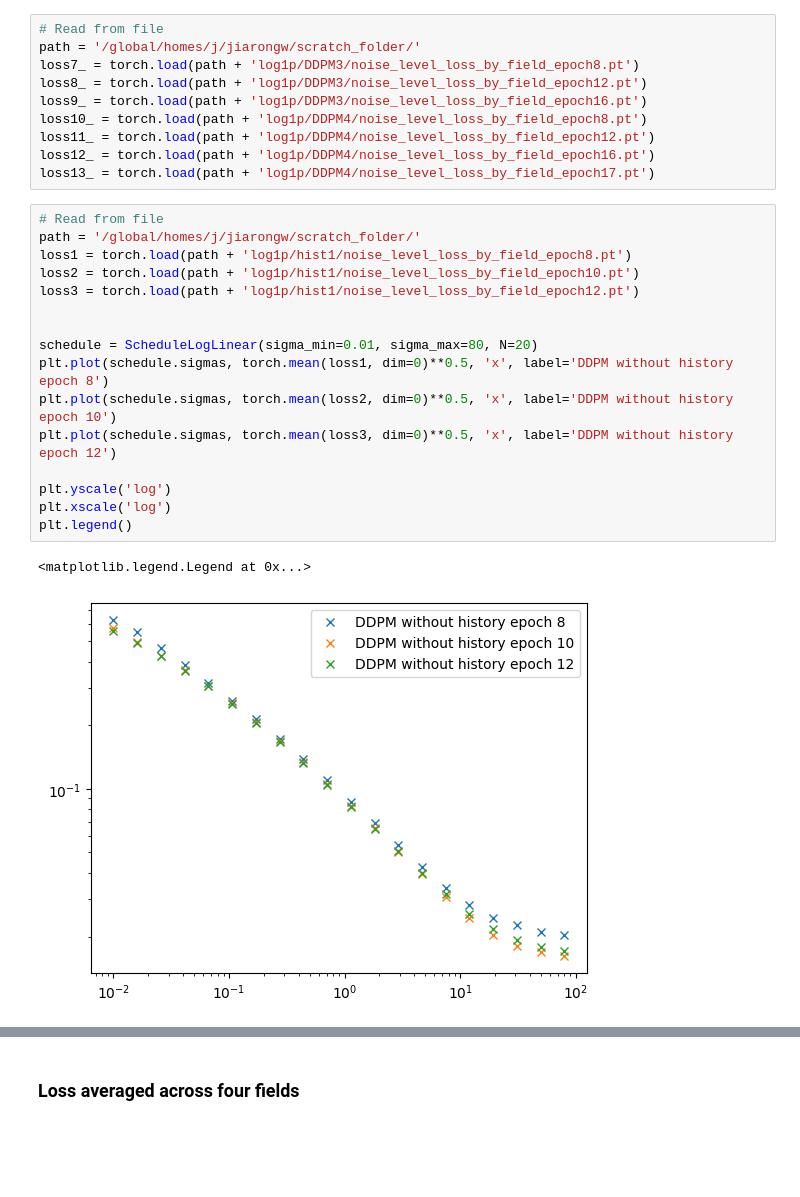
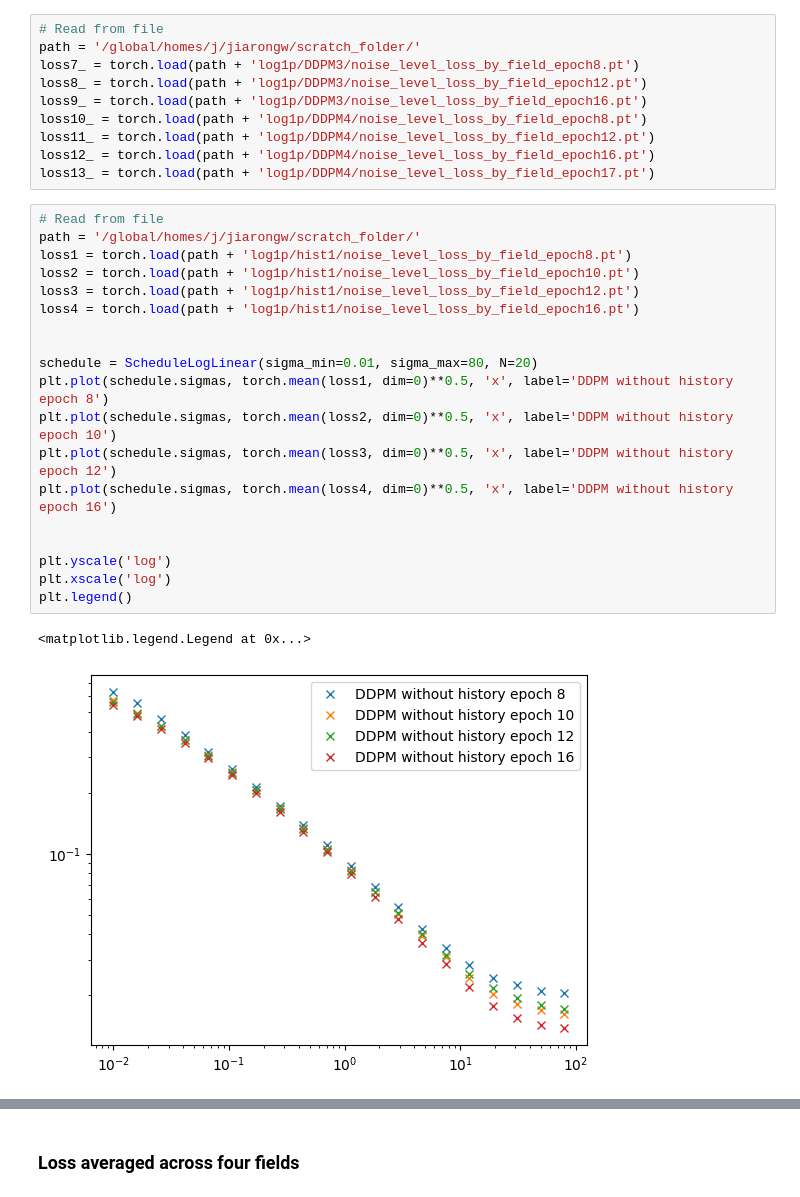
Before and after one commit to jiarong-wu/wavediffusion, a Jupyter notebook: example/wave_noise_test.ipynb, the cells around one changed output, grey strips where cells are left out. Saved outputs shown, nothing was run; the diff lists cells and outputs as text; blank space fills up the shorter version.

Commit message:
Experiment with history.

```diff
--- a/example/wave_noise_test.ipynb
+++ b/example/wave_noise_test.ipynb
@@ -185,19 +185,22 @@ loss13_ = torch.load(path + 'log1p/DDPM4/noise_level_loss_by_field_epoch17.pt')
 # %%
 # Read from file
 path = '/global/homes/j/jiarongw/scratch_folder/'
 loss1 = torch.load(path + 'log1p/hist1/noise_level_loss_by_field_epoch8.pt')
 loss2 = torch.load(path + 'log1p/hist1/noise_level_loss_by_field_epoch10.pt')
 loss3 = torch.load(path + 'log1p/hist1/noise_level_loss_by_field_epoch12.pt')
+loss4 = torch.load(path + 'log1p/hist1/noise_level_loss_by_field_epoch16.pt')
 
 
 schedule = ScheduleLogLinear(sigma_min=0.01, sigma_max=80, N=20)
 plt.plot(schedule.sigmas, torch.mean(loss1, dim=0)**0.5, 'x', label='DDPM without history epoch 8')
 plt.plot(schedule.sigmas, torch.mean(loss2, dim=0)**0.5, 'x', label='DDPM without history epoch 10')
 plt.plot(schedule.sigmas, torch.mean(loss3, dim=0)**0.5, 'x', label='DDPM without history epoch 12')
+plt.plot(schedule.sigmas, torch.mean(loss4, dim=0)**0.5, 'x', label='DDPM without history epoch 16')
+
 
 plt.yscale('log')
 plt.xscale('log')
 plt.legend()
 # %% [output]
 <matplotlib.legend.Legend at 0x...>
-[figure, old version]
+[figure, new version]
```
Also changed, not shown: parts of 5 cells of this notebook, 9 other files.
